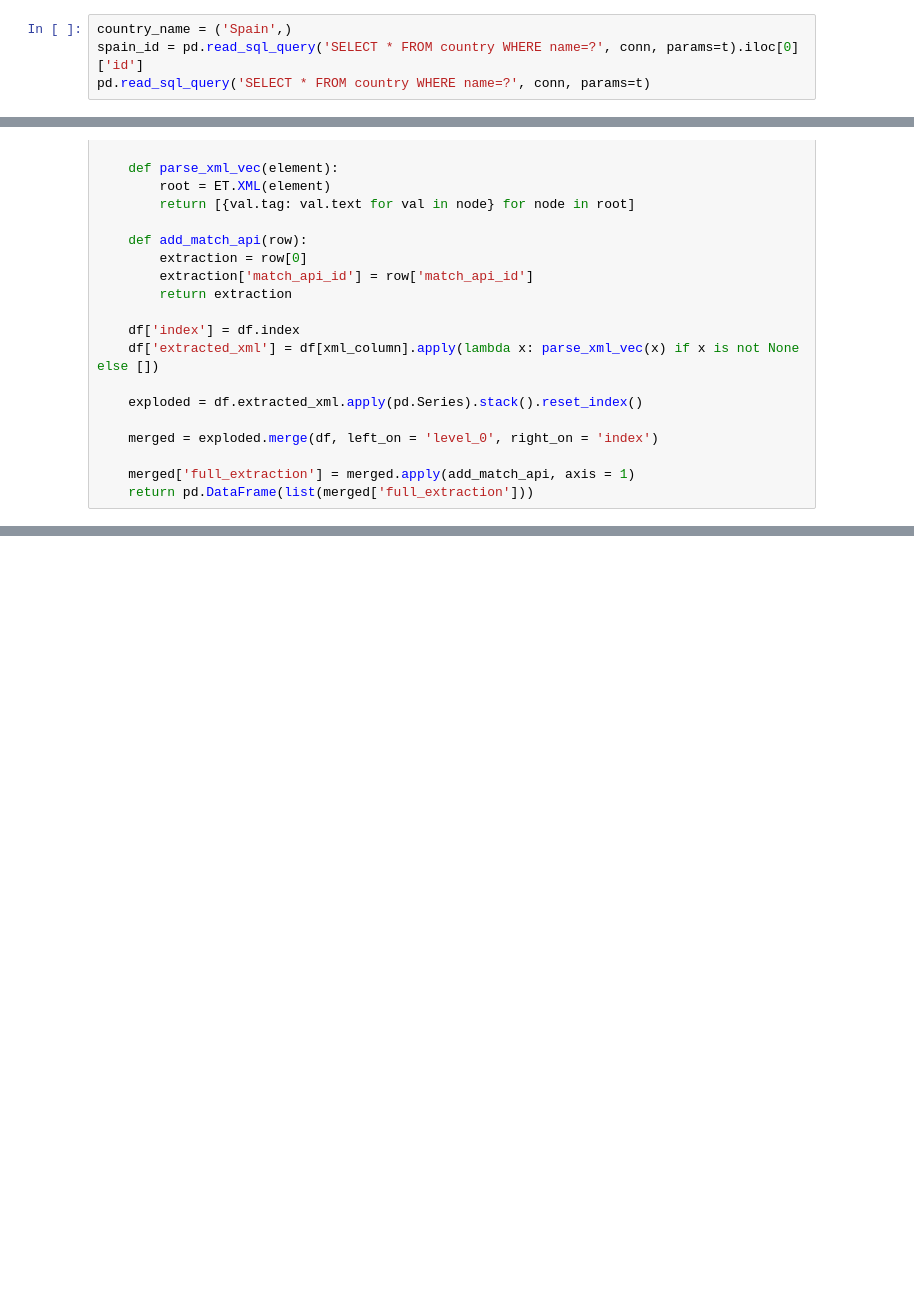
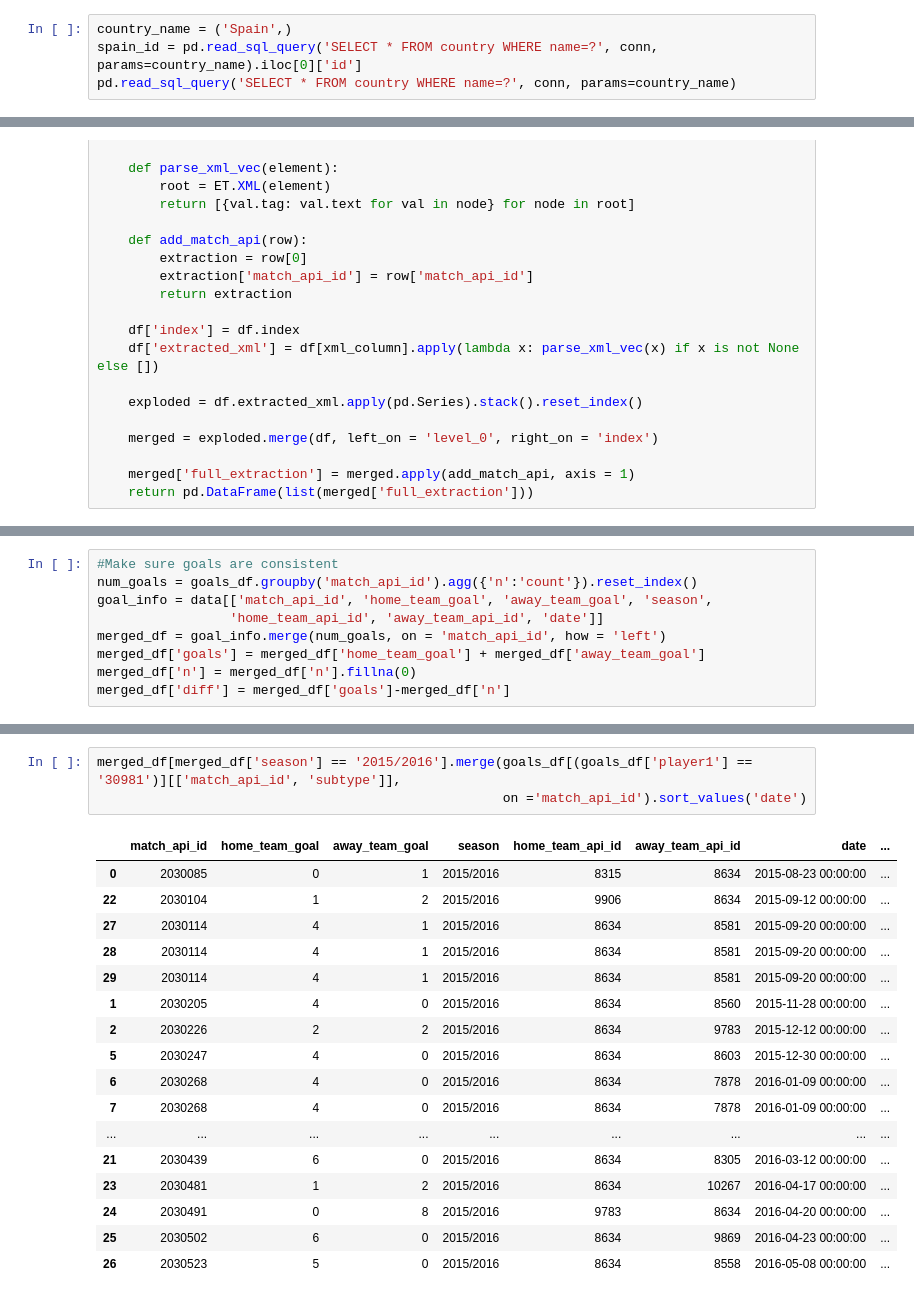
Before and after one commit to cphalpert/soccer-capstone, a Jupyter notebook: edav/kaggle_clean.ipynb, the cells around one changed output, grey strips where cells are left out. Cells and saved outputs as stored; diff of their text form; blank space fills up the shorter version.

```diff
--- a/edav/kaggle_clean.ipynb
+++ b/edav/kaggle_clean.ipynb
@@ -15,8 +16,8 @@ conn = sqlite3.connect('database.sqlite')
 c = conn.cursor()
 # %%
 country_name = ('Spain',)
-spain_id = pd.read_sql_query('SELECT * FROM country WHERE name=?', conn, params=t).iloc[0]['id']
-pd.read_sql_query('SELECT * FROM country WHERE name=?', conn, params=t)
+spain_id = pd.read_sql_query('SELECT * FROM country WHERE name=?', conn, params=country_name).iloc[0]['id']
+pd.read_sql_query('SELECT * FROM country WHERE name=?', conn, params=country_name)
 # %% [output]
 |  | id | name |
 | 0 | 21518 | Spain |
@@ -78,0 +61,9 @@ cross_df = parse_xml('possession')
+# %%
+#Make sure goals are consistent
+num_goals = goals_df.groupby('match_api_id').agg({'n':'count'}).reset_index()
+goal_info = data[['match_api_id', 'home_team_goal', 'away_team_goal', 'season',
+                 'home_team_api_id', 'away_team_api_id', 'date']]
+merged_df = goal_info.merge(num_goals, on = 'match_api_id', how = 'left')
+merged_df['goals'] = merged_df['home_team_goal'] + merged_df['away_team_goal']
+merged_df['n'] = merged_df['n'].fillna(0)
+merged_df['diff'] = merged_df['goals']-merged_df['n']
@@ -78,0 +131,21 @@ cross_df = parse_xml('possession')
+# %%
+merged_df[merged_df['season'] == '2015/2016'].merge(goals_df[(goals_df['player1'] == '30981')][['match_api_id', 'subtype']],
+                                                    on ='match_api_id').sort_values('date')
+# %% [output]
+|  | match_api_id | home_team_goal | away_team_goal | season | home_team_api_id | away_team_api_id | date | ... |
+| 0 | 2030085 | 0 | 1 | 2015/2016 | 8315 | 8634 | 2015-08-23 00:00:00 | ... |
+| 22 | 2030104 | 1 | 2 | 2015/2016 | 9906 | 8634 | 2015-09-12 00:00:00 | ... |
+| 27 | 2030114 | 4 | 1 | 2015/2016 | 8634 | 8581 | 2015-09-20 00:00:00 | ... |
+| 28 | 2030114 | 4 | 1 | 2015/2016 | 8634 | 8581 | 2015-09-20 00:00:00 | ... |
+| 29 | 2030114 | 4 | 1 | 2015/2016 | 8634 | 8581 | 2015-09-20 00:00:00 | ... |
+| 1 | 2030205 | 4 | 0 | 2015/2016 | 8634 | 8560 | 2015-11-28 00:00:00 | ... |
+| 2 | 2030226 | 2 | 2 | 2015/2016 | 8634 | 9783 | 2015-12-12 00:00:00 | ... |
+| 5 | 2030247 | 4 | 0 | 2015/2016 | 8634 | 8603 | 2015-12-30 00:00:00 | ... |
+| 6 | 2030268 | 4 | 0 | 2015/2016 | 8634 | 7878 | 2016-01-09 00:00:00 | ... |
+| 7 | 2030268 | 4 | 0 | 2015/2016 | 8634 | 7878 | 2016-01-09 00:00:00 | ... |
+| ... | ... | ... | ... | ... | ... | ... | ... | ... |
+| 21 | 2030439 | 6 | 0 | 2015/2016 | 8634 | 8305 | 2016-03-12 00:00:00 | ... |
+| 23 | 2030481 | 1 | 2 | 2015/2016 | 8634 | 10267 | 2016-04-17 00:00:00 | ... |
+| 24 | 2030491 | 0 | 8 | 2015/2016 | 9783 | 8634 | 2016-04-20 00:00:00 | ... |
+| 25 | 2030502 | 6 | 0 | 2015/2016 | 8634 | 9869 | 2016-04-23 00:00:00 | ... |
+| 26 | 2030523 | 5 | 0 | 2015/2016 | 8634 | 8558 | 2016-05-08 00:00:00 | ... |
```
Also changed, not shown: parts of 29 cells of this notebook.
